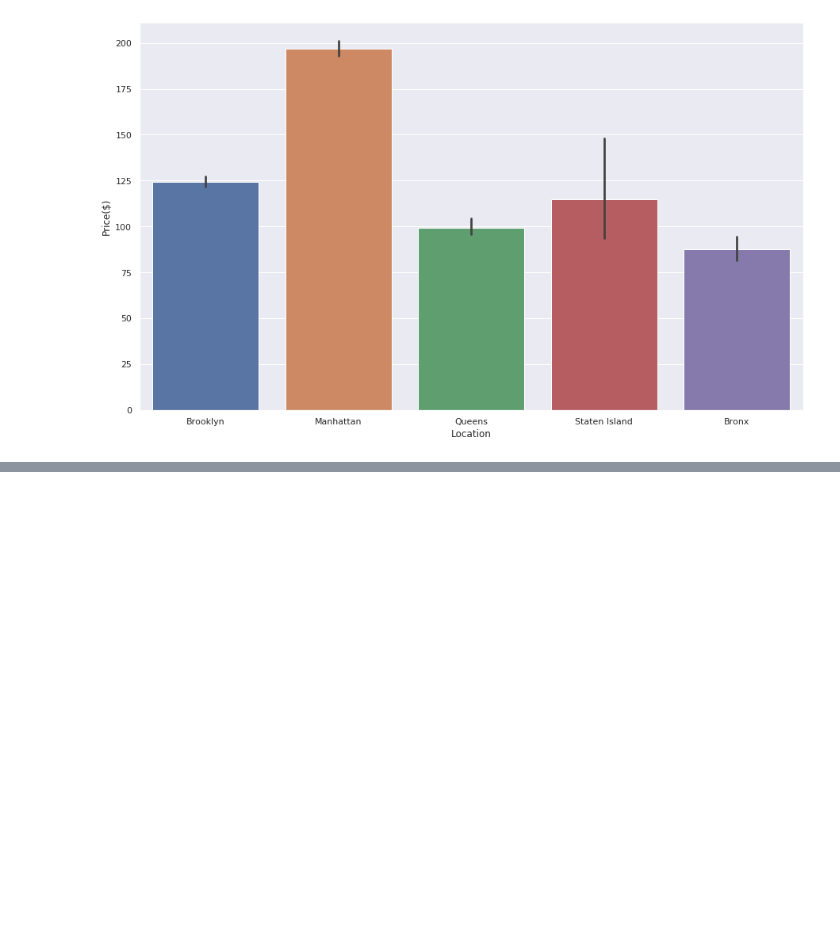
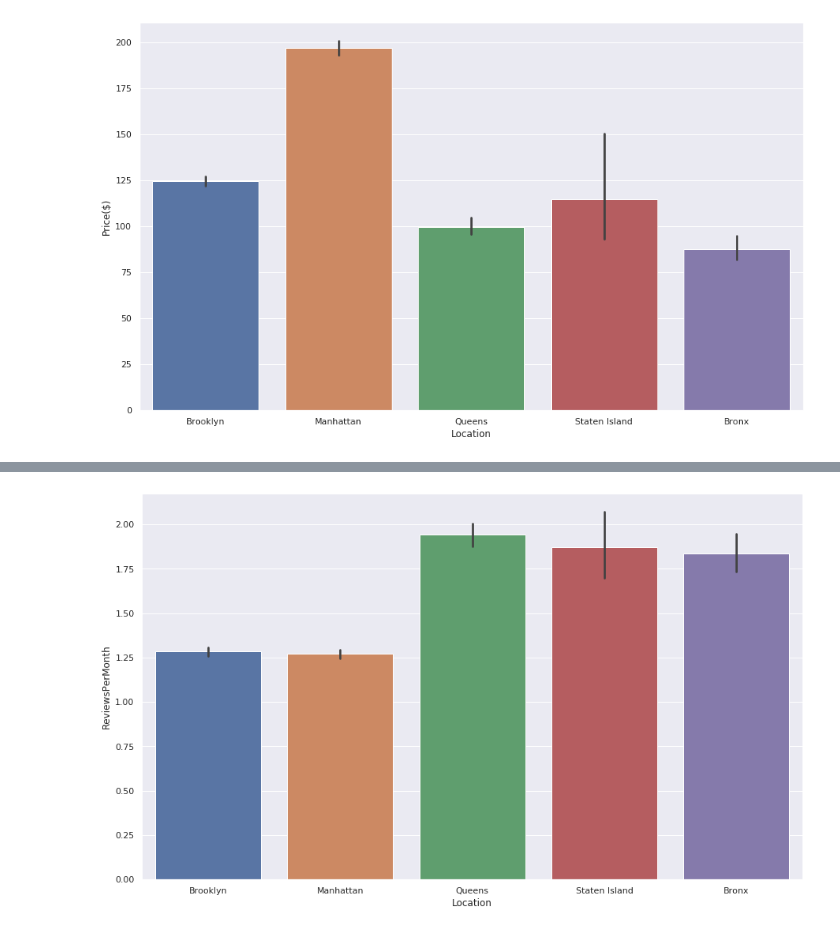
Before and after one commit to Jarmos-san/NYCAirbnbOpenData, a Jupyter notebook: NYC_Airbnb_Open_Data.ipynb, the cells around one changed output, grey strips where cells are left out. Cells and saved outputs as stored; diff of their text form; code cells hidden in the pictures; blank space fills up the shorter version.

```diff
--- a/NYC_Airbnb_Open_Data.ipynb
+++ b/NYC_Airbnb_Open_Data.ipynb
@@ -267,3 +307,9 @@ Name: Coordinates, Length: 38955, dtype: object
+# %%
+plt.figure(figsize=(15,9))
+sns.barplot(x='Location', y='ReviewsPerMonth', data=data)
+# plt.savefig('NumberOfReviewsPerLocation.png')
+# %% [output]
+[figure, added]
 # %% [markdown]
 # TODO
 
```
Also changed, not shown: parts of 24 cells of this notebook.
